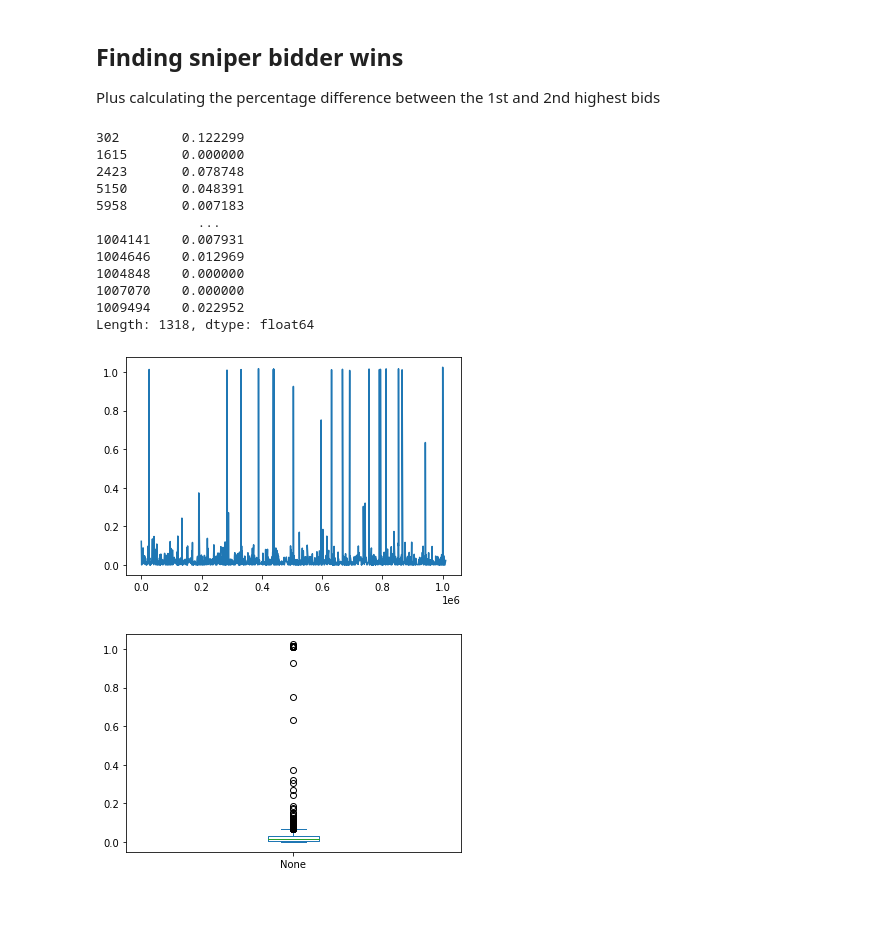
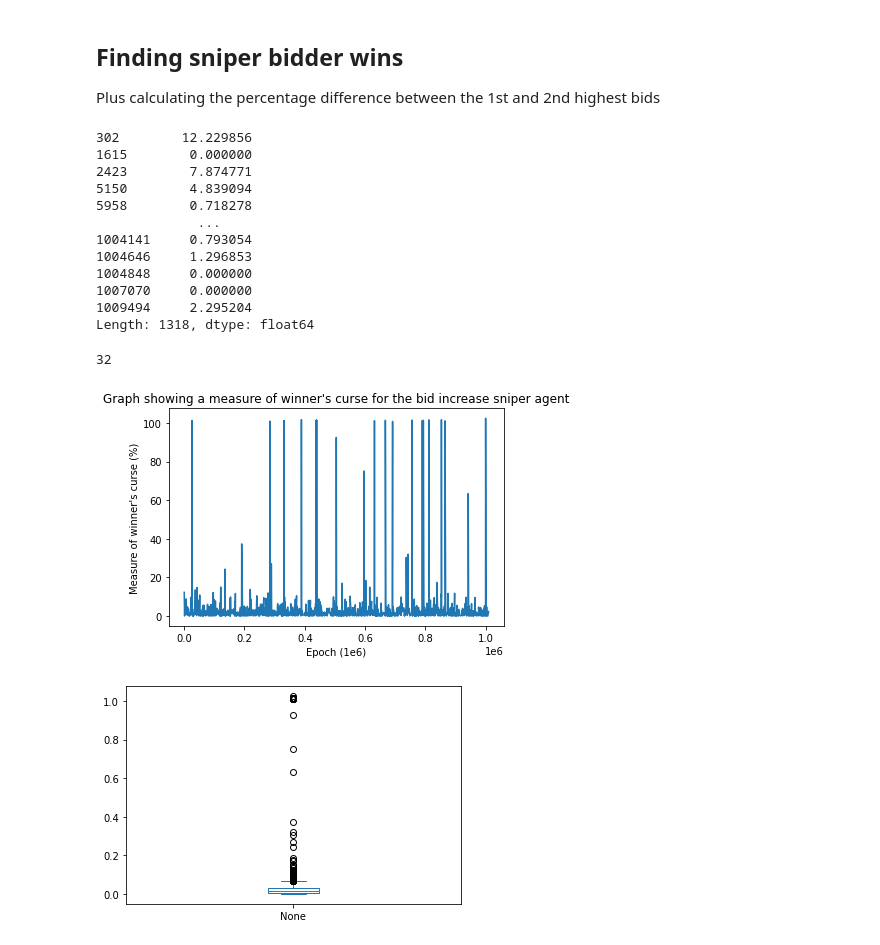
Before and after one commit to Wisaacj/Mesa-Auctions, a Jupyter notebook: analysis/data-analysis-bid-increase-sniper-no-watchproba.ipynb, the cells around one changed output. Saved outputs shown, nothing was run; the diff lists cells and outputs as text; code cells hidden in the pictures; blank space fills up the shorter version.

```diff
--- a/analysis/data-analysis-bid-increase-sniper-no-watchproba.ipynb
+++ b/analysis/data-analysis-bid-increase-sniper-no-watchproba.ipynb
@@ -79,26 +79,33 @@ Plus calculating the percentage difference between the 1st and 2nd highest bids
 # %%
 sniper_bidder_wins = final_prices_df.iloc[np.where(final_prices_df["Highest Bidder"] == "SniperBidder")[0]]
 # %%
-sniper_bidder_curse = (sniper_bidder_wins["Highest Bid"] - sniper_bidder_wins["Second Highest Bid"]) / sniper_bidder_wins["Second Highest Bid"]
+sniper_bidder_curse = 100 * (sniper_bidder_wins["Highest Bid"] - sniper_bidder_wins["Second Highest Bid"]) / sniper_bidder_wins["Second Highest Bid"]
 print(sniper_bidder_curse)
 # %% [output]
-302        0.122299
-1615       0.000000
-2423       0.078748
-5150       0.048391
-5958       0.007183
+302        12.229856
+1615        0.000000
+2423        7.874771
+5150        4.839094
+5958        0.718278
              ...
-1004141    0.007931
-1004646    0.012969
-1004848    0.000000
-1007070    0.000000
-1009494    0.022952
+1004141     0.793054
+1004646     1.296853
+1004848     0.000000
+1007070     0.000000
+1009494     2.295204
 Length: 1318, dtype: float64
-# %%
-sniper_bidder_curse.plot()
-plt.show()
-# %% [output]
-[figure, removed]
+# %%
+np.count_nonzero(sniper_bidder_curse > 13.01)
+# %% [output]
+32
+# %%
+sniper_bidder_curse.plot()
+plt.title("Graph showing a measure of winner's curse for the bid increase sniper agent")
+plt.xlabel("Epoch (1e6)")
+plt.ylabel("Measure of winner's curse (%)")
+plt.show()
+# %% [output]
+[figure, added]
 # %%
 sniper_bidder_curse.plot.box()
 plt.show()
```
Also changed, not shown: parts of 1 cell of this notebook, 7 other files.
